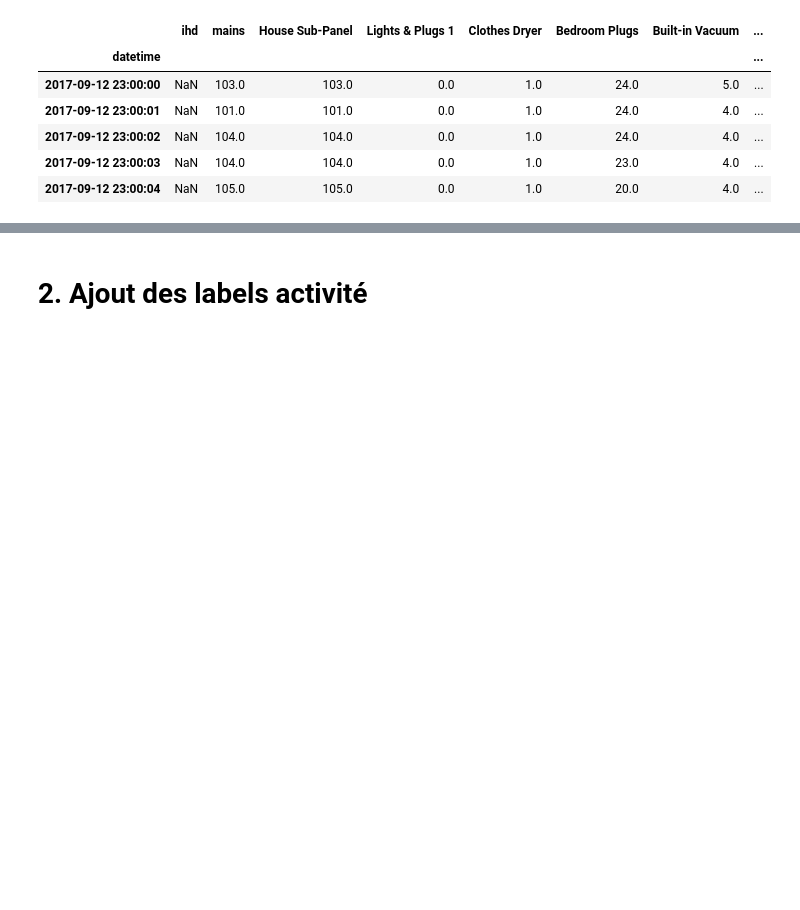
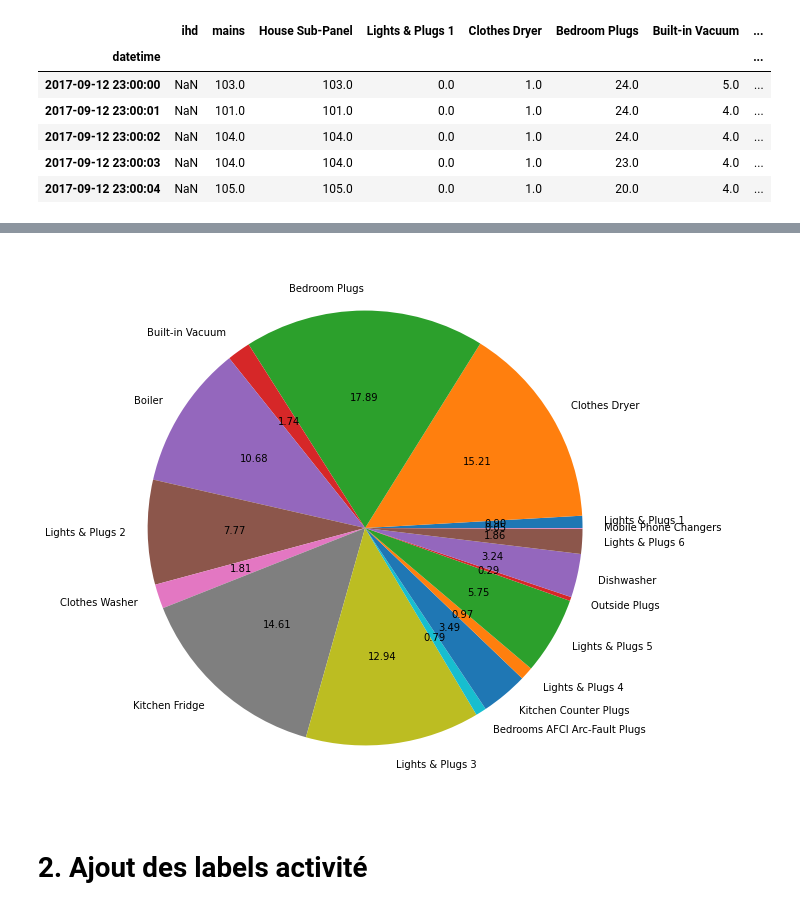
Before and after one commit to hugo-mi/Activity_Detection_From_Electrical_Consumption_Load_Curves, a Jupyter notebook: Exploratory Data Analysis/data_powers_house2_blk1_subs1-21.ipynb, the cells around one changed output, grey strips where cells are left out. Drawn from its saved outputs; the diff is of its cells as text; code cells hidden in the pictures; blank space fills up the shorter version.

```diff
--- a/Exploratory Data Analysis/data_powers_house2_blk1_subs1-21.ipynb
+++ b/Exploratory Data Analysis/data_powers_house2_blk1_subs1-21.ipynb
@@ -116,3 +116,7 @@ ax.legend(loc='upper left');
+# %%
+house2_power_blk1[all_groups[1:]].mean().plot(kind='pie', autopct='%.2f', figsize=(10,10), label="");
+# %% [output]
+[figure, added]
 # %% [markdown]
 # 2. Ajout des labels activité
 # %% [markdown]
```
Also changed, not shown: parts of 2 cells of this notebook.
